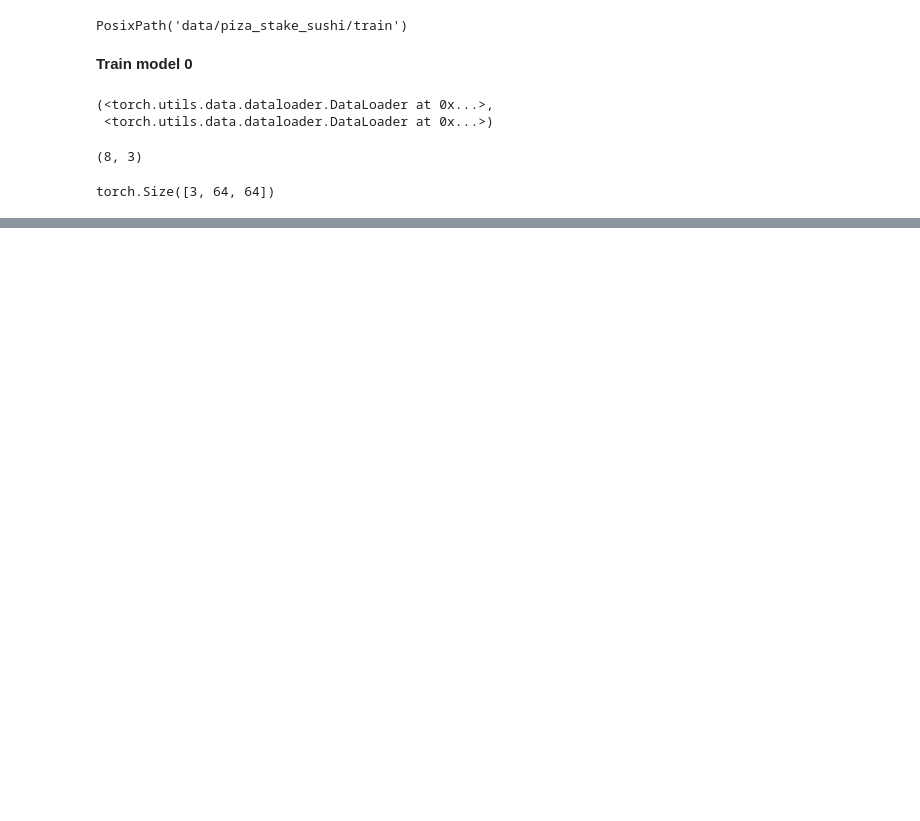
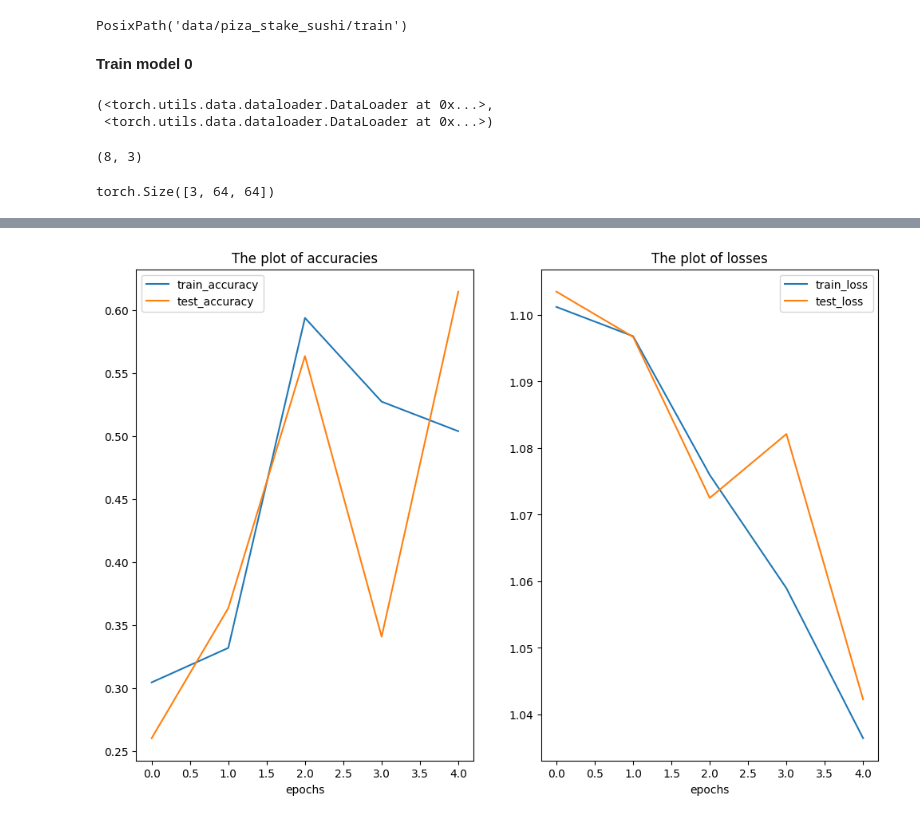
Before and after one commit to saivenkatreddy29/Pytorch-Learning, a Jupyter notebook: Custom_Datasets.ipynb, the cells around one changed output, grey strips where cells are left out. Saved outputs shown, nothing was run; the diff lists cells and outputs as text; code cells hidden in the pictures; blank space fills up the shorter version.

```diff
--- a/Custom_Datasets.ipynb
+++ b/Custom_Datasets.ipynb
@@ -491,0 +662,4 @@ plt.axis(False);
+# %%
+
+train_model(model0, 5, train_dataloader, loss_fn,optimizer)
+test_model(model0, test_dataloader, loss_fn)
@@ -491,0 +689,6 @@ plt.axis(False);
+# %%
+model0 = TinyVGG(input_shape = 3, output_shape = len(class_names))
+loss_fn = nn.CrossEntropyLoss()
+optimizer = torch.optim.Adam(params = model0.parameters(), lr = 0.001)
+# %%
+result = train(model0, 5,train_dataloader, test_dataloader, loss_fn,optimizer )
@@ -491,0 +720,22 @@ plt.axis(False);
+# %%
+def plot_loss_curves(result):
+
+  epochs = range(len(result['train_accuracies']))
+  plt.figure(figsize= (12,8))
+  plt.subplot(1,2,1)
+  plt.plot(epochs,result['train_accuracies'], label = 'train_accuracy')
+  plt.plot(epochs, result['test_accuracies'], label = 'test_accuracy')
+  plt.title('The plot of accuracies')
+  plt.xlabel('epochs')
+  plt.legend()
+
+  plt.subplot(1,2,2)
+  plt.plot(epochs, result['training_losses'], label = 'train_loss')
+  plt.plot(epochs, result['testing_losses'], label = 'test_loss')
+  plt.title('The plot of losses')
+  plt.xlabel('epochs')
+  plt.legend()
+# %%
+plot_loss_curves(result)
+# %% [output]
+[figure, added]
```
Also changed, not shown: parts of 31 cells of this notebook.
